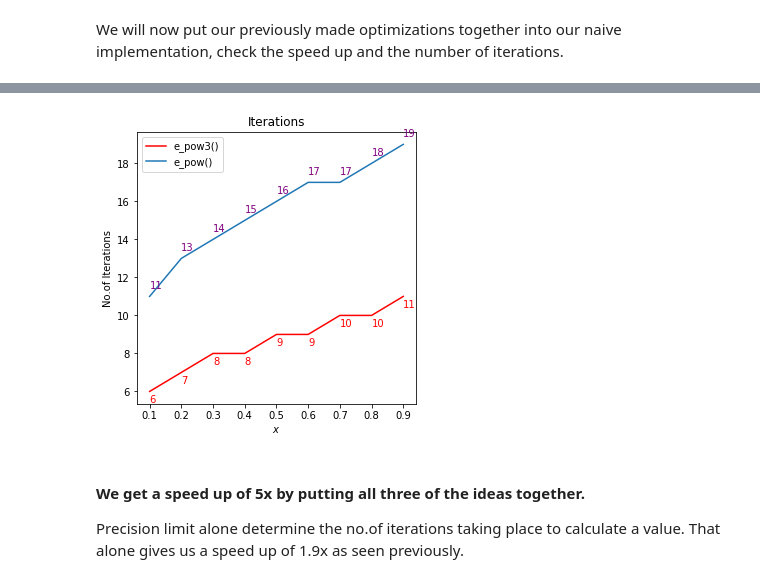
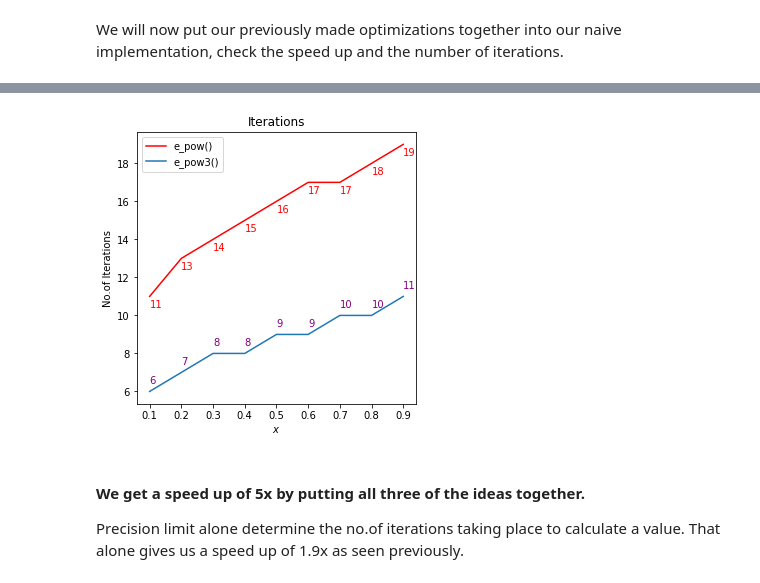
Before and after one commit to ShwetaBarge/PythonForDataScience, a Jupyter notebook: Taylor Series.ipynb, the cells around one changed output, grey strips where cells are left out. Cells and saved outputs as stored; diff of their text form; code cells hidden in the pictures.

```diff
--- a/Taylor Series.ipynb
+++ b/Taylor Series.ipynb
@@ -629,9 +629,9 @@ def e_pow3(x):
         i = i + 1
     return e_to_2, i + 1
 # %%
-compare_iter(e_pow3, e_pow)
+compare_iter(e_pow, e_pow3)
 # %% [output]
-[figure, old version]
+[figure, new version]
 # %% [markdown]
 #### We get a speed up of 5x by putting all three of the ideas together.
 Precision limit alone determine the no.of iterations taking place to calculate a value. That alone gives us a speed up of 1.9x as seen previously.
```
Also changed, not shown: parts of 16 cells of this notebook.
